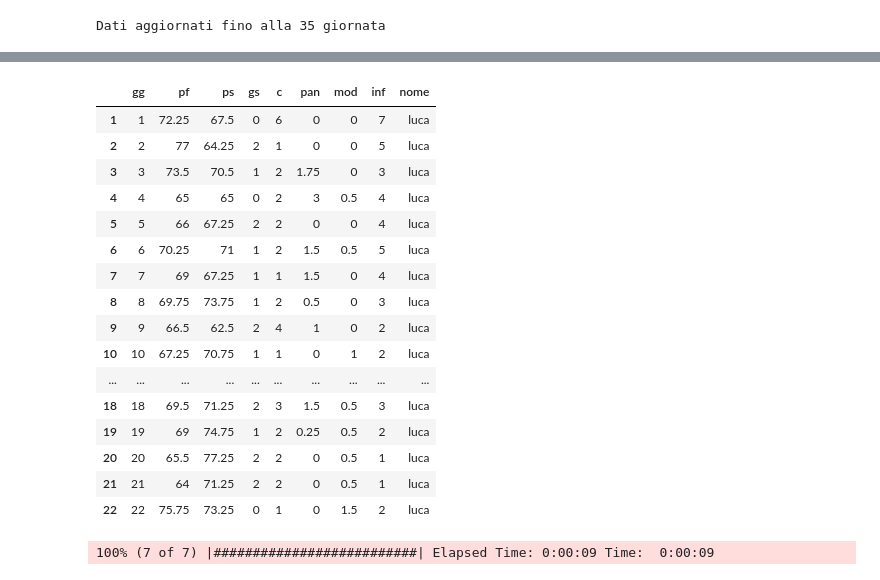
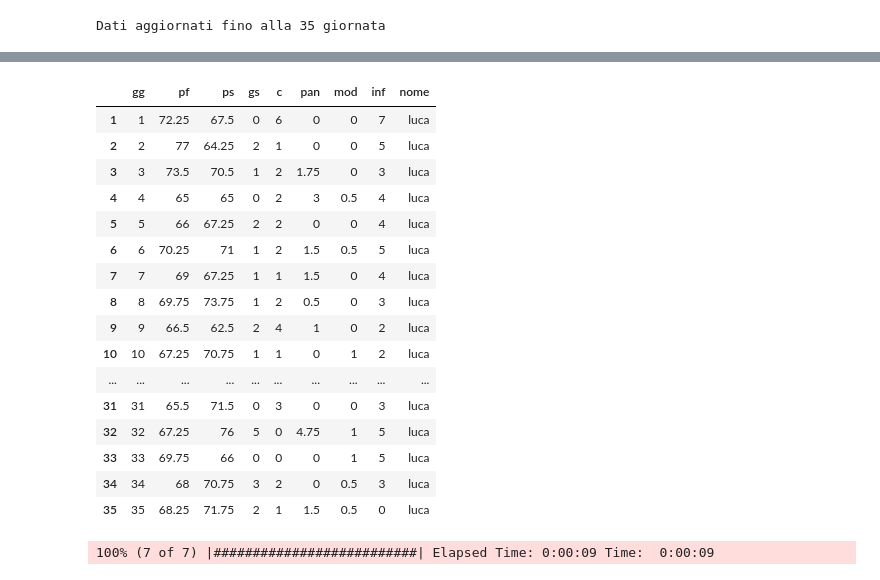
Before and after one commit to lucaagozzino/Fantapalla_Forever_database, a Jupyter notebook: IGNOBEL/IGNOBEL.ipynb, the cells around one changed output, grey strips where cells are left out. Saved outputs shown, nothing was run; the diff lists cells and outputs as text; code cells hidden in the pictures.

```diff
--- a/IGNOBEL/IGNOBEL.ipynb
+++ b/IGNOBEL/IGNOBEL.ipynb
@@ -111,27 +142,27 @@ G
 #voti_all = scarica_voti(giornata = 3, stagione = '2020-21')
 #scarica il dataframe con tutti i voti direttamente da fantacalcio.it
 # %%
-storico_individuale(nome = 'luca', giornata = 22)
+storico_individuale(nome = 'luca', giornata = 35)
 #crea un dataframe individuale con le informazioni utili per gli IGNOBEL, con i dati fino alla giornata scelta
 #i dati vengono pescati dai pkl contenuti nella cartella Dati_storici
 # %% [output]
 |  | gg | pf | ps | gs | c | pan | mod | inf | nome |
 | 1 | 1 | 72.25 | 67.5 | 0 | 6 | 0 | 0 | 7 | luca |
 | 2 | 2 | 77 | 64.25 | 2 | 1 | 0 | 0 | 5 | luca |
 | 3 | 3 | 73.5 | 70.5 | 1 | 2 | 1.75 | 0 | 3 | luca |
 | 4 | 4 | 65 | 65 | 0 | 2 | 3 | 0.5 | 4 | luca |
 | 5 | 5 | 66 | 67.25 | 2 | 2 | 0 | 0 | 4 | luca |
 | 6 | 6 | 70.25 | 71 | 1 | 2 | 1.5 | 0.5 | 5 | luca |
 | 7 | 7 | 69 | 67.25 | 1 | 1 | 1.5 | 0 | 4 | luca |
 | 8 | 8 | 69.75 | 73.75 | 1 | 2 | 0.5 | 0 | 3 | luca |
 | 9 | 9 | 66.5 | 62.5 | 2 | 4 | 1 | 0 | 2 | luca |
 | 10 | 10 | 67.25 | 70.75 | 1 | 1 | 0 | 1 | 2 | luca |
 | ... | ... | ... | ... | ... | ... | ... | ... | ... | ... |
-| 18 | 18 | 69.5 | 71.25 | 2 | 3 | 1.5 | 0.5 | 3 | luca |
-| 19 | 19 | 69 | 74.75 | 1 | 2 | 0.25 | 0.5 | 2 | luca |
-| 20 | 20 | 65.5 | 77.25 | 2 | 2 | 0 | 0.5 | 1 | luca |
-| 21 | 21 | 64 | 71.25 | 2 | 2 | 0 | 0.5 | 1 | luca |
-| 22 | 22 | 75.75 | 73.25 | 0 | 1 | 0 | 1.5 | 2 | luca |
+| 31 | 31 | 65.5 | 71.5 | 0 | 3 | 0 | 0 | 3 | luca |
+| 32 | 32 | 67.25 | 76 | 5 | 0 | 4.75 | 1 | 5 | luca |
+| 33 | 33 | 69.75 | 66 | 0 | 0 | 0 | 1 | 5 | luca |
+| 34 | 34 | 68 | 70.75 | 3 | 2 | 0 | 0.5 | 3 | luca |
+| 35 | 35 | 68.25 | 71.75 | 2 | 1 | 1.5 | 0.5 | 0 | luca |
 # %%
 #include svincolati
 #ST = stats_by_team_full(primavera = True)
```
Also changed, not shown: parts of 5 cells of this notebook, 4 other files.
